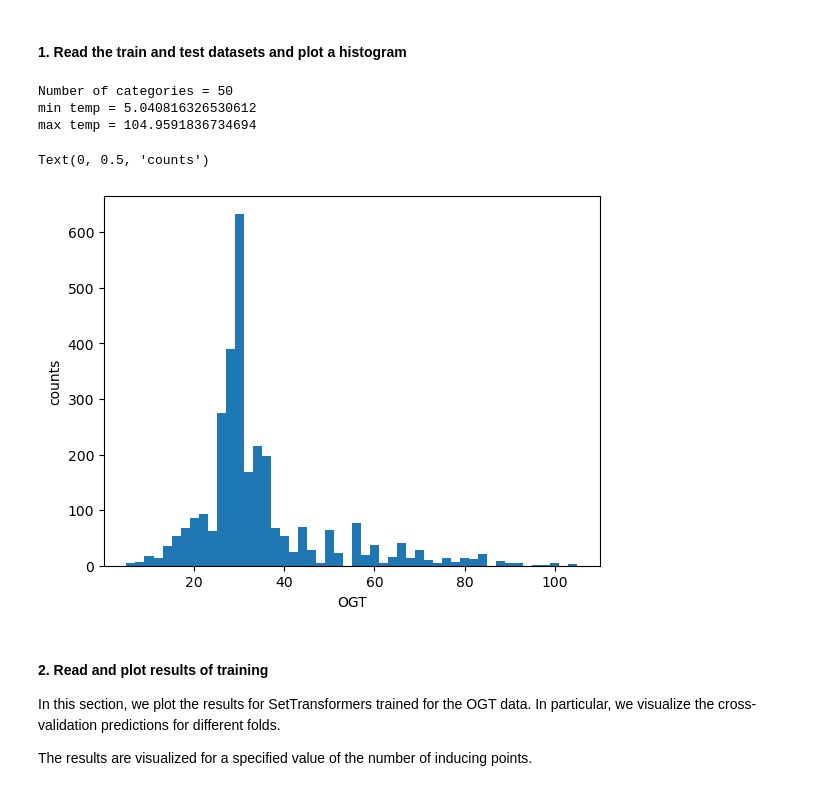
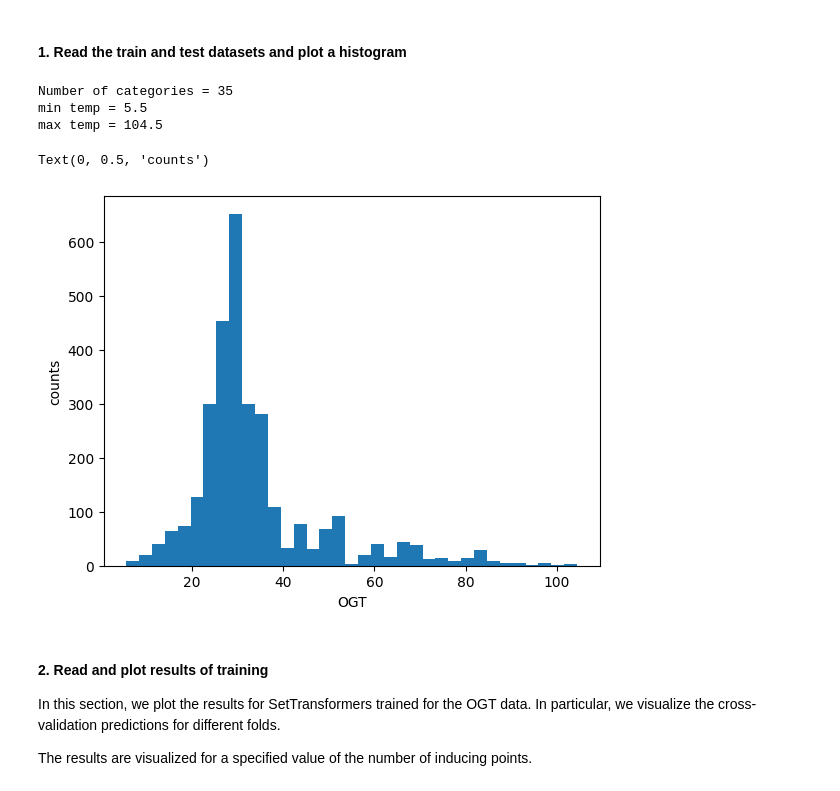
Before and after one commit to oist/gene-context, a Jupyter notebook: jupyter_notebooks/ogt_result_visualization.ipynb, the cells around one changed output. Cells and saved outputs as stored; diff of their text form; code cells hidden in the pictures.

```diff
--- a/jupyter_notebooks/ogt_result_visualization.ipynb
+++ b/jupyter_notebooks/ogt_result_visualization.ipynb
@@ -10,38 +10,38 @@ import torch
 import os
 import sys
 
 # Add the parent directory to sys.path (to import util function)
 parent_dir = os.path.abspath(os.path.join(os.getcwd(), ".."))
 if parent_dir not in sys.path:
     sys.path.append(parent_dir)
 
 from set_transformer.main import read_ogt_data
 
 device = torch.device("cuda" if torch.cuda.is_available() else "cpu")
-num_classes = 50
+num_classes = 35
 
 ogt_continuous_flag = False
 X_train, X_train_column_names, y_train, X_test, X_test_column_names, y_test, categories_linspace = read_ogt_data(device, num_classes, ogt_continuous_flag)
 
 print(f"Number of categories = {num_classes}")
 
 y_train_to_temp = []
 for categ_i in y_train.tolist():
     categ_i = int(categ_i)
     mid_bin_temp = ((categories_linspace[categ_i-1] + categories_linspace[categ_i])/2)
     y_train_to_temp.append(mid_bin_temp)
 
 print(f"min temp = {min(y_train_to_temp)}")
 print(f"max temp = {max(y_train_to_temp)}")
 hist = plt.hist(y_train_to_temp, bins = num_classes)
 plt.xlabel("OGT")
 plt.ylabel("counts")
 # %% [output]
-Number of categories = 50
-min temp = 5.040816326530612
-max temp = 104.9591836734694
+Number of categories = 35
+min temp = 5.5
+max temp = 104.5
 Text(0, 0.5, 'counts')
-[figure, old version]
+[figure, new version]
 # %% [markdown]
 #### 2. Read and plot results of training
 
```
Also changed, not shown: parts of 7 cells of this notebook, 1 other file.
